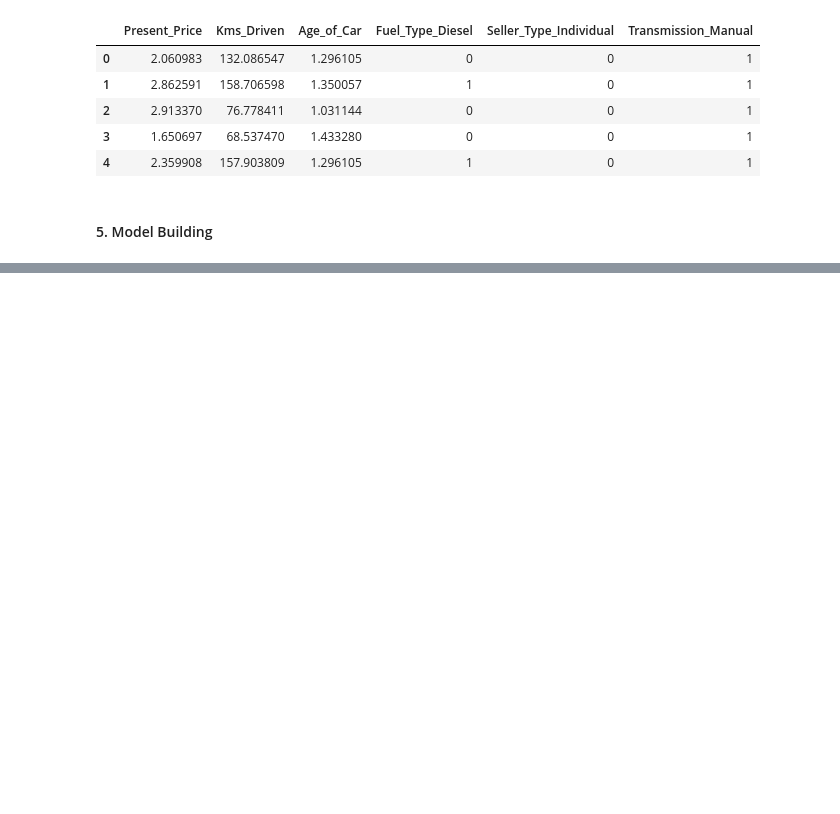
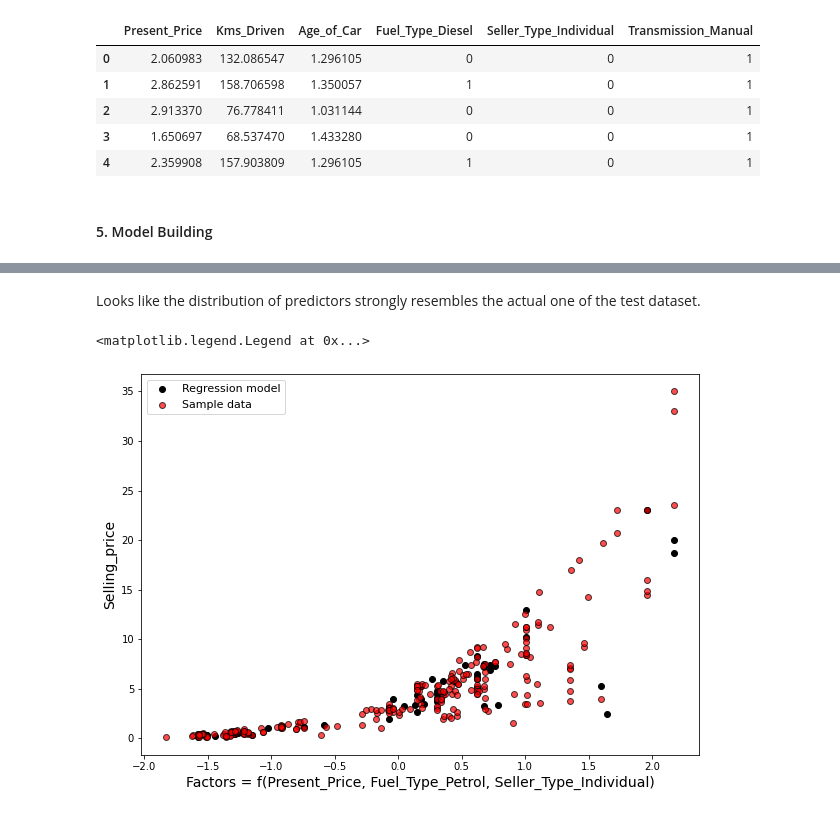
Before and after one commit to LuckyRathod/Data-Science-Projects, a Jupyter notebook: 2.Car Selling Price Prediction/car_price_prediction.ipynb, the cells around one changed output, grey strips where cells are left out. Saved outputs shown, nothing was run; the diff lists cells and outputs as text; code cells hidden in the pictures; blank space fills up the shorter version.

```diff
--- a/2.Car Selling Price Prediction/car_price_prediction.ipynb
+++ b/2.Car Selling Price Prediction/car_price_prediction.ipynb
@@ -977,0 +1192,14 @@ display(X_norm_reg.head())
+# %% [markdown]
+Looks like the distribution of predictors strongly resembles the actual one of the test dataset.
+# %%
+
+fig, ax = plt.subplots(figsize=(10, 7))
+
+ax.scatter(X_test_st_norm_reg[:,0], y_test_norm_reg, color='k', label='Regression model')
+ax.scatter(X_train_st_norm_reg[:,0], y_train_norm_reg, edgecolor='k', facecolor='red', alpha=0.7, label='Sample data')
+ax.set_ylabel('Selling_price', fontsize=14)
+ax.set_xlabel('Factors = f(Present_Price, Fuel_Type_Petrol, Seller_Type_Individual)', fontsize=14)
+ax.legend(facecolor='white', fontsize=11)
+# %% [output]
+<matplotlib.legend.Legend at 0x...>
+[figure, added]
```
Also changed, not shown: parts of 80 cells of this notebook, 5 other files.
